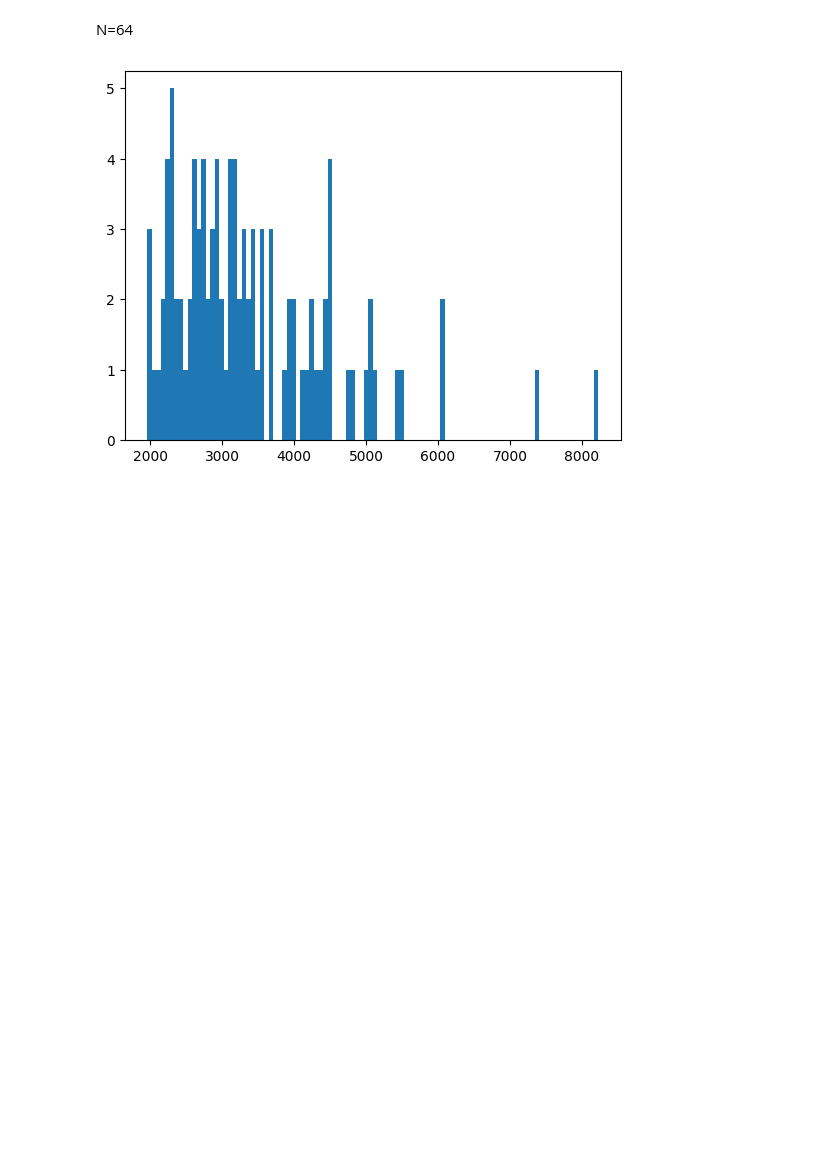
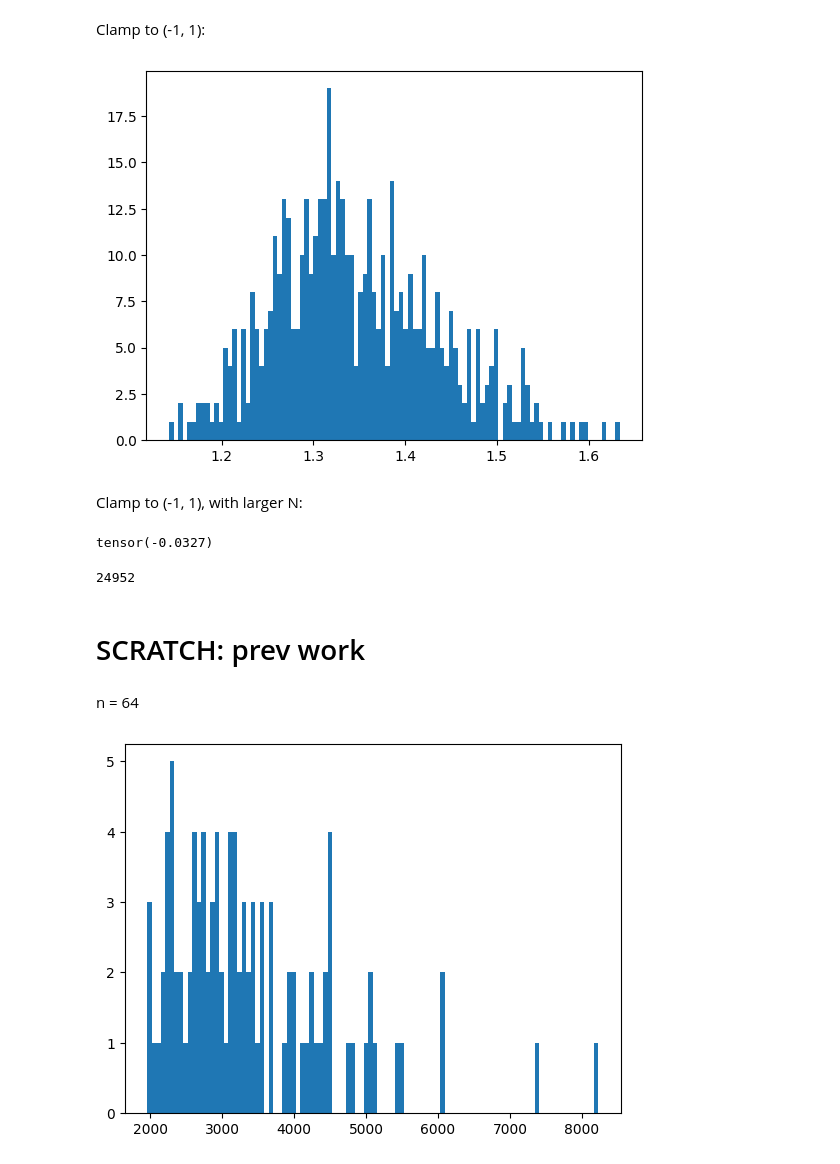
Before and after one commit to amyxlu/plaid-dev-distributed, a Jupyter notebook: notebooks/02_fid_scratch.ipynb, the cells around one changed output. Cells and saved outputs as stored; diff of their text form; code cells hidden in the pictures; blank space fills up the shorter version.

```diff
--- a/notebooks/02_fid_scratch.ipynb
+++ b/notebooks/02_fid_scratch.ipynb
@@ -24,5 +36,45 @@ for i in trange(1, N // batch_size):
+# %% [markdown]
+Clamp to (-1, 1):
+# %%
+from plaid.utils import LatentScaler
+
+scaler = LatentScaler()
+fids = []
+batch_size = 100
+for i in trange(1, N // batch_size):
+    fid = calc_fid_fn(
+        scaler.scale(ft[:batch_size]),
+        scaler.scale(ft[i*batch_size:(i+1)*batch_size])
+    )
+    fids.append(fid.item())
+_ = plt.hist(fids, bins=100)
+# %% [output]
+[figure, added]
+# %% [markdown]
+Clamp to (-1, 1), with larger N:
+# %%
+from plaid.utils import LatentScaler
+
+scaler = LatentScaler()
+fids = []
+batch_size = N // 2
+for i in trange(1, N // batch_size):
+    fid = calc_fid_fn(
+        scaler.scale(ft[:batch_size]),
+        scaler.scale(ft[i*batch_size:(i+1)*batch_size])
+    )
+    fids.append(fid.item())
+print(fid)
+# %% [output]
+tensor(-0.0327)
+# %%
+print(batch_size)
+# %% [output]
+24952
+# %% [markdown]
+# SCRATCH: prev work
 # %% [markdown]
-N=64
+n = 64
 # %%
 from plaid.evaluation import calc_fid_fn, calc_kid_fn
 from tqdm.notebook import tqdm, trange
```
Also changed, not shown: parts of 7 cells of this notebook.
